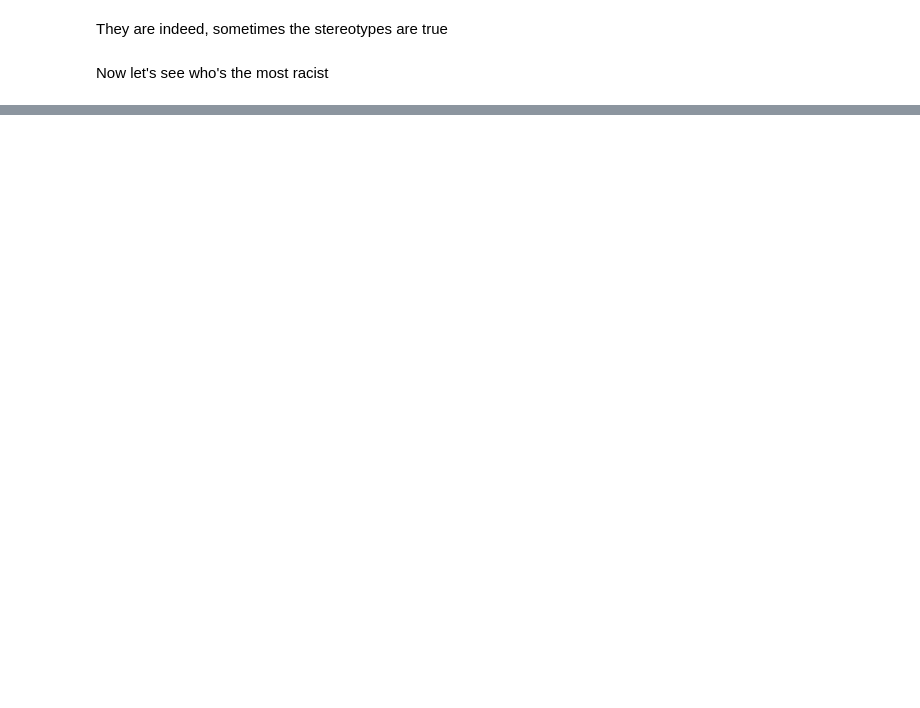
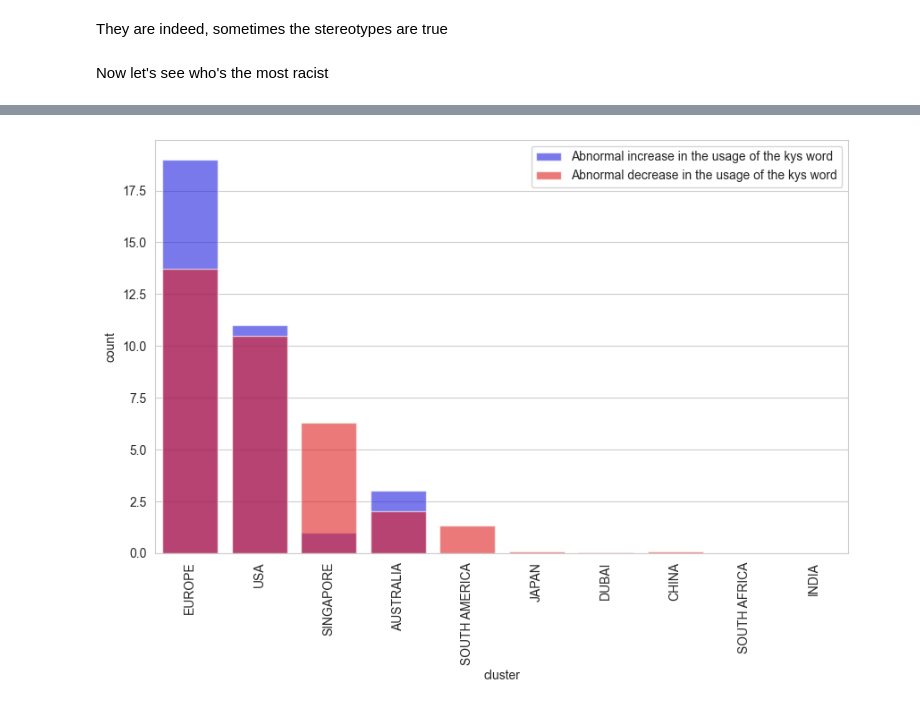
Before and after one commit to Dziadkowiec/Dota-2---large-dataset-analysys, a Jupyter notebook: notebooks/Dota Profanities Analysys.ipynb, the cells around one changed output, grey strips where cells are left out. Saved outputs shown, nothing was run; the diff lists cells and outputs as text; code cells hidden in the pictures; blank space fills up the shorter version.

```diff
--- a/notebooks/Dota Profanities Analysys.ipynb
+++ b/notebooks/Dota Profanities Analysys.ipynb
@@ -352,0 +359,4 @@ show_dist_of_a_word('baka')
+# %%
+show_dist_of_a_word('kys', filter= False)
+# %% [output]
+[figure, added]
```
Also changed, not shown: parts of 6 cells of this notebook.
